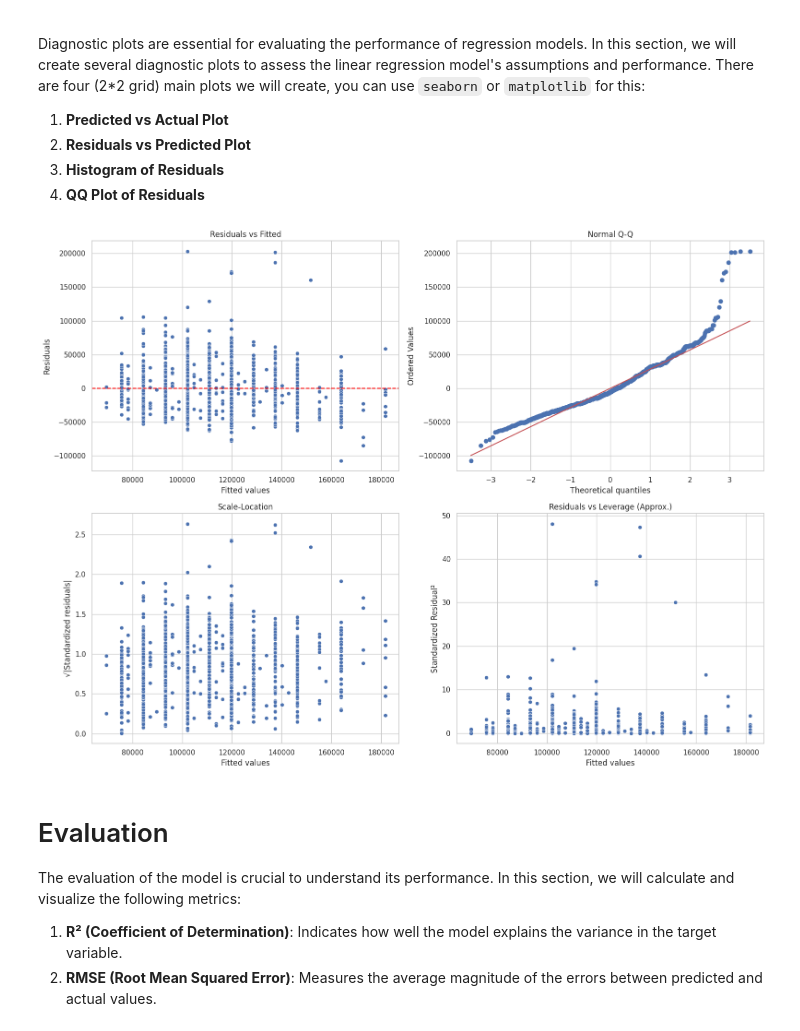
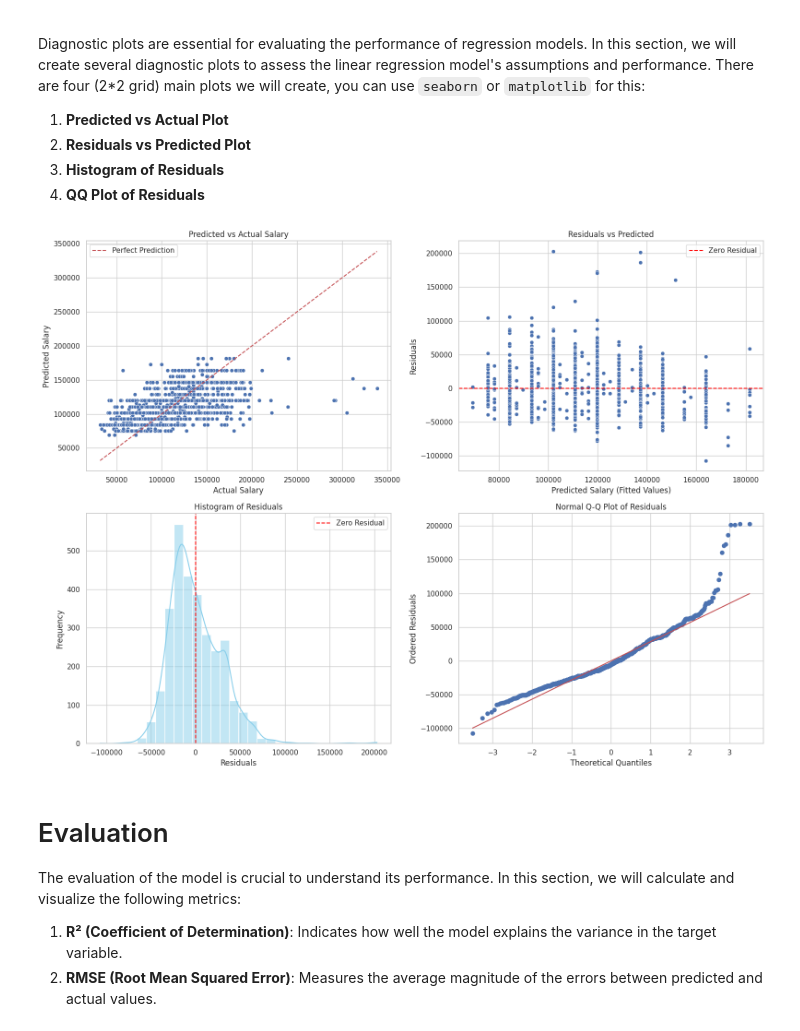
Before and after one commit to met-ad-688/lab08-shuyu-pan831, a Jupyter notebook: lab08-ShuyuPan.ipynb, the cells around one changed output. Drawn from its saved outputs; the diff is of its cells as text; code cells hidden in the pictures.

```diff
--- a/lab08-ShuyuPan.ipynb
+++ b/lab08-ShuyuPan.ipynb
@@ -302,52 +302,77 @@ df_pred["residuals"] = df_pred["SALARY"] - df_pred["prediction"]
 df_pred["fitted"] = df_pred["prediction"]
 
 # Standardized residuals
 res_mean = df_pred["residuals"].mean()
 res_std = df_pred["residuals"].std()
 df_pred["std_residuals"] = (df_pred["residuals"] - res_mean) / res_std
 
 # Square root of standardized residuals (for Scale-Location)
 df_pred["sqrt_std_resid"] = np.sqrt(np.abs(df_pred["std_residuals"]))
 
 
 plt.figure(figsize=(16, 12))
 sns.set_theme(style="whitegrid")
 
-# Plot 1: Residuals vs Fitted
+# Plot 1: Predicted vs Actual Plot
 plt.subplot(2, 2, 1)
+sns.scatterplot(x="SALARY", y="fitted", data=df_pred)
+plt.plot(
+    [df_pred["SALARY"].min(), df_pred["SALARY"].max()],
+    [df_pred["SALARY"].min(), df_pred["SALARY"].max()],
+    'r--', label="Perfect Prediction"
+)
+plt.xlabel("Actual Salary")
+plt.ylabel("Predicted Salary")
+plt.title("Predicted vs Actual Salary")
+plt.legend()
+plt.grid(True)
+
+# Plot 2: Residuals vs Predicted Plot
+plt.subplot(2, 2, 2)
 sns.scatterplot(x="fitted", y="residuals", data=df_pred)
-plt.axhline(0, color='red', linestyle='--')
-plt.title("Residuals vs Fitted")
-plt.xlabel("Fitted values")
+plt.axhline(0, color="red", linestyle="--", label="Zero Residual")
+plt.xlabel("Predicted Salary (Fitted Values)")
 plt.ylabel("Residuals")
+plt.title("Residuals vs Predicted")
+plt.legend()
+plt.grid(True)
 
+# Plot 3: Histogram of Residuals
+plt.subplot(2, 2, 3)
+sns.histplot(df_pred["residuals"], kde=True, bins=30, color="skyblue")
+plt.axvline(0, color="red", linestyle="--", label="Zero Residual")
+plt.xlabel("Residuals")
+plt.ylabel("Frequency")
+plt.title("Histogram of Residuals")
+plt.legend()
+plt.grid(True)
+
+# Plot 4: QQ Plot of Residuals
+plt.subplot(2, 2, 4)
+stats.probplot(df_pred["residuals"], dist="norm", plot=plt)
+plt.title("Normal Q-Q Plot of Residuals")
+plt.xlabel("Theoretical Quantiles")
+plt.ylabel("Ordered Residuals")
+plt.grid(True)
+
+# # Plot 1: Residuals vs Fitted
+# plt.subplot(2, 2, 1)
 
 # Plot 2: Normal Q-Q
-plt.subplot(2, 2, 2)
-stats.probplot(df_pred["residuals"], dist="norm", plot=plt)
-plt.title("Normal Q-Q")
+# plt.subplot(2, 2, 2)
 
 # Plot 3: Scale-Location
-plt.subplot(2, 2, 3)
-sns.scatterplot(x="fitted", y="sqrt_std_resid", data=df_pred)
-plt.title("Scale-Location")
-plt.xlabel("Fitted values")
-plt.ylabel("√|Standardized residuals|")
-
+# plt.subplot(2, 2, 3)
 
 # Plot 4: Residuals vs Leverage — Approximate
 # Note: Leverage & Cook's Distance require X matrix; we approximate using fitted & residual
-plt.subplot(2, 2, 4)
-sns.scatterplot(x="fitted", y=np.square(df_pred["std_residuals"]), data=df_pred)
-plt.title("Residuals vs Leverage (Approx.)")
-plt.xlabel("Fitted values")
-plt.ylabel("Standardized Residual²")
+# plt.subplot(2, 2, 4)
 
 plt.tight_layout()
 plt.savefig("_output/glr_diagnostic_classic.png")
 plt.show()
 # %% [output]
-[figure, old version]
+[figure, new version]
 # %% [markdown]
 # Evaluation
 
```
Also changed, not shown: parts of 3 cells of this notebook, 1 other file.
